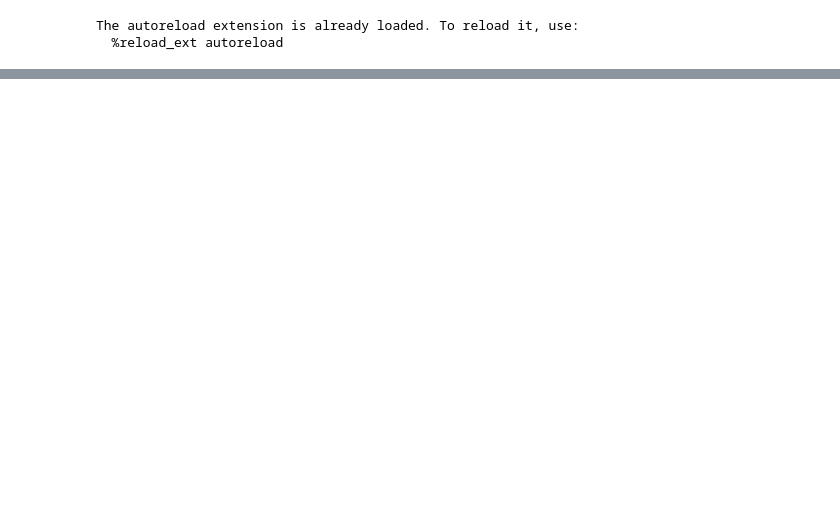
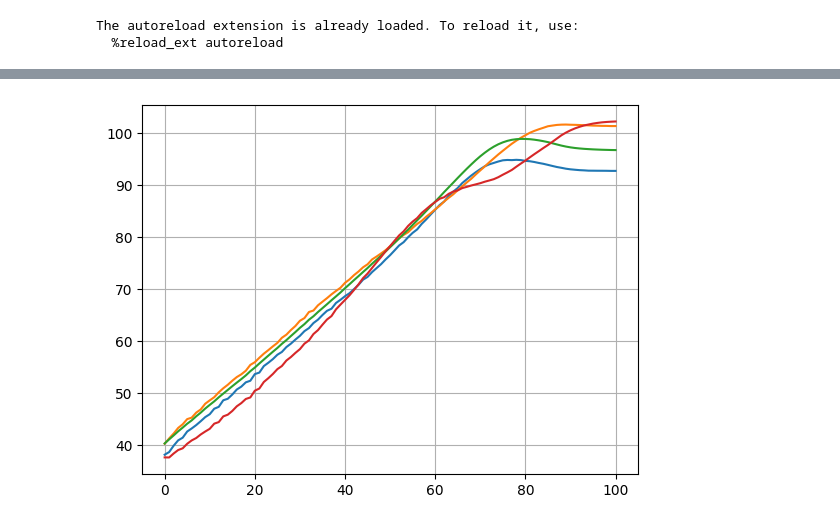
Before and after one commit to Anhquannnnnn/Data-Augmentation, a Jupyter notebook: CTGAN.ipynb, the cells around one changed output, grey strips where cells are left out. Drawn from its saved outputs; the diff is of its cells as text; code cells hidden in the pictures; blank space fills up the shorter version.

```diff
--- a/CTGAN.ipynb
+++ b/CTGAN.ipynb
@@ -18,0 +43,8 @@ The autoreload extension is already loaded. To reload it, use:
+# %%
+pca_full = PCA()
+pca_full.fit(cleaned_output)
+n_components  = 7
+print(f"Information kept {100*sum(pca_full.explained_variance_ratio_[:n_components])}%")
+pca = PCA(n_components)
+output_pca = pca.fit_transform(cleaned_output)
+trainable_data = pd.concat([cleaned_data.iloc[:,1:10], pd.DataFrame(data = output_pca, columns= [f"comp_{i}" for i in np.arange(1,n_components+1)])], axis=1)
@@ -410,0 +519,3 @@ class CTGAN():
+# %%
+ctgan = CTGAN()
+ctgan.fit(train_data= trainable_data, discrete_columns= cat_cols)
@@ -410,0 +532,2 @@ class CTGAN():
+# %%
+synthetic_data = ctgan.sample(n=1000)
@@ -411,3 +540,13 @@ class CTGAN():
+# %%
+a = pca.inverse_transform([synthetic_data.iloc[:100,9:]])
+# %%
+plt.plot(a[0][0])
+plt.plot(a[0][10])
+plt.plot(a[0][20])
+plt.plot(a[0][50])
+plt.grid()
+# %% [output]
+[figure, added]
 # %%
 a = pd.DataFrame({
     'A': [1,2,1,2,1,2,1,3,3,2,2,2,1,1,1],
```
Also changed, not shown: parts of 15 cells of this notebook, 4 other files.
